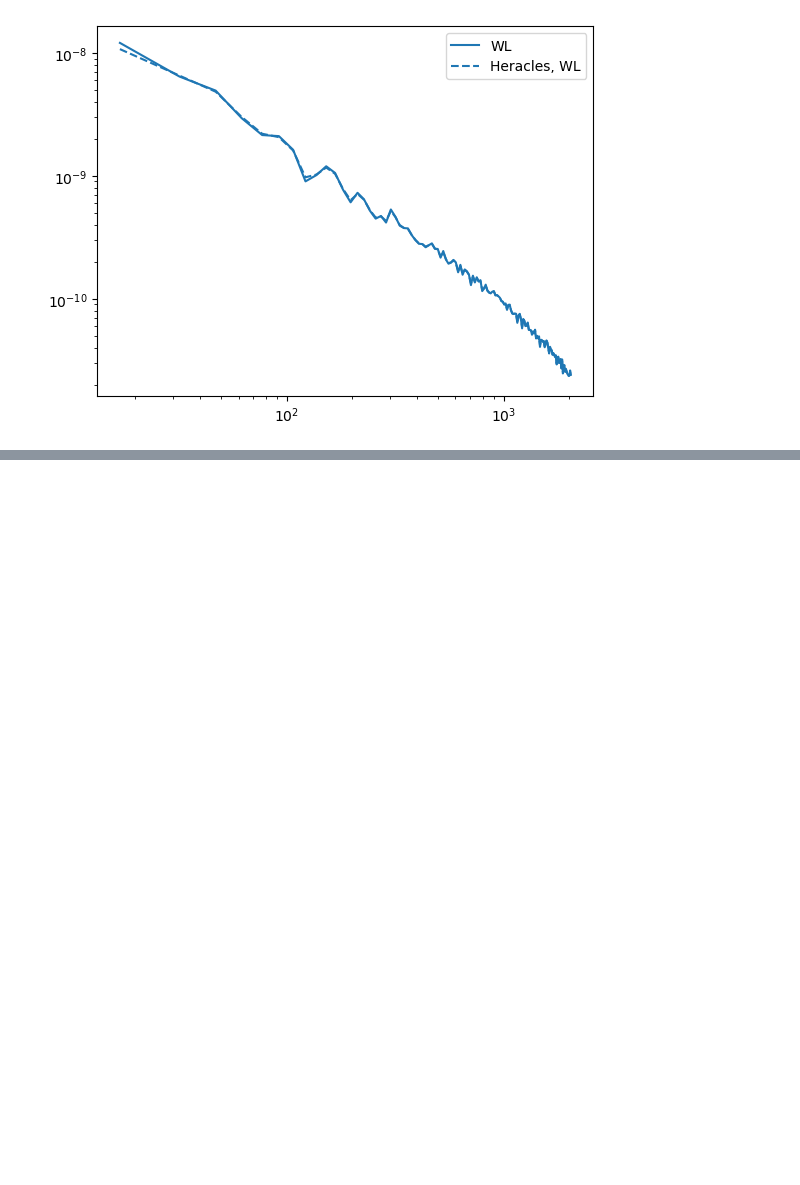
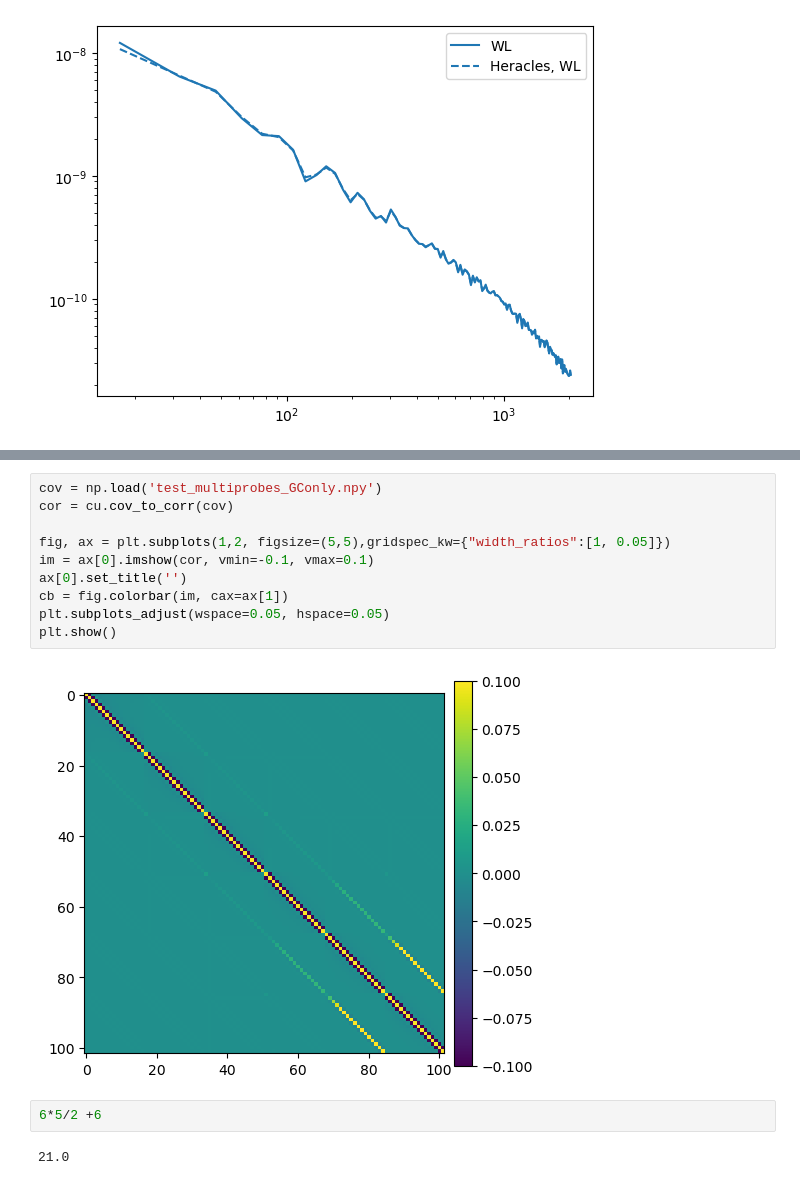
Before and after one commit to gouyoub/estimators_phot, a Jupyter notebook: test_plot.ipynb, the cells around one changed output, grey strips where cells are left out. Drawn from its saved outputs; the diff is of its cells as text; blank space fills up the shorter version.

```diff
--- a/test_plot.ipynb
+++ b/test_plot.ipynb
@@ -66,0 +130,16 @@ plt.show()
+# %%
+cov = np.load('test_multiprobes_GConly.npy')
+cor = cu.cov_to_corr(cov)
+
+fig, ax = plt.subplots(1,2, figsize=(5,5),gridspec_kw={"width_ratios":[1, 0.05]})
+im = ax[0].imshow(cor, vmin=-0.1, vmax=0.1)
+ax[0].set_title('')
+cb = fig.colorbar(im, cax=ax[1])
+plt.subplots_adjust(wspace=0.05, hspace=0.05)
+plt.show()
+# %% [output]
+[figure, added]
+# %%
+6*5/2 +6
+# %% [output]
+21.0
```
Also changed, not shown: parts of 5 cells of this notebook, 5 other files.
